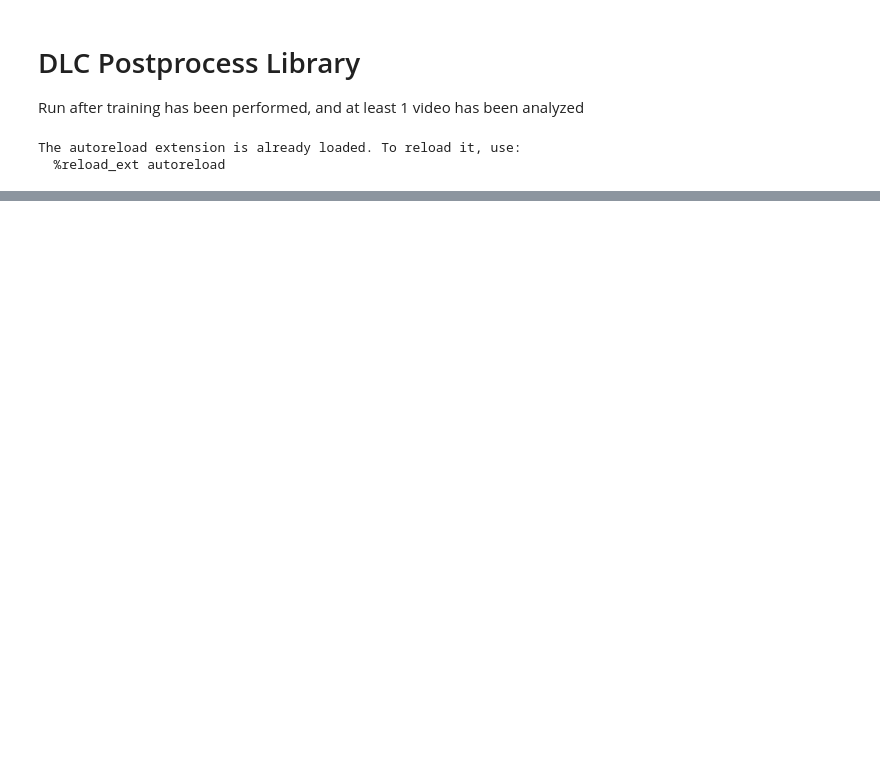
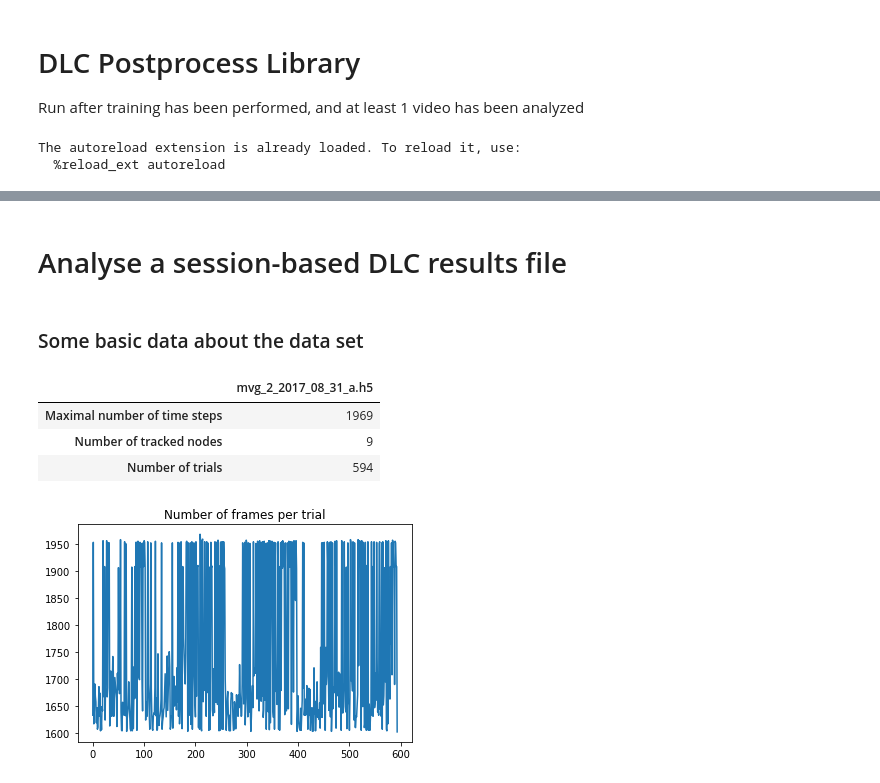
Before and after one commit to Lippolis96/dlc-scripts, a Jupyter notebook: scripts/dlc-postprocess-multitrial.ipynb, the cells around one changed output, grey strips where cells are left out. Cells and saved outputs as stored; diff of their text form; code cells hidden in the pictures; blank space fills up the shorter version.

```diff
--- a/scripts/dlc-postprocess-multitrial.ipynb
+++ b/scripts/dlc-postprocess-multitrial.ipynb
@@ -51,0 +55,38 @@ KeyboardInterrupt:
+# %% [markdown]
+# Analyse a session-based DLC results file
+# %%
+param = {}
+param["H5_FNAME"]  = gui_fname("Open DLC session results file", "./", "HDF5 files (*.h5)")
+param["TMP_FNAME"] = gui_fname("Select Postprocess Template Filename...", "./", "Template Files (*.json)")
+param["REZ_FPATH"] = gui_fpath("Select result path", "./")
+# %%
+#########################
+# Parse JSON file
+#########################
+with open(param["TMP_FNAME"]) as json_file:
+    param.update(json.load(json_file))
+# %% [markdown]
+### Some basic data about the data set
+# %%
+dlc_h5_file = h5py.File(param["H5_FNAME"], "r")
+NODE_NAMES = np.array(dlc_h5_file['NODE_NAMES'])
+N_TIMES_MAX, N_NODES, N_TRIALS = dlc_h5_file['X'].shape
+
+display(pd.DataFrame({
+    "Maximal number of time steps" : N_TIMES_MAX,
+    "Number of tracked nodes"      : N_NODES,
+    "Number of trials"             : N_TRIALS
+}, index=(os.path.basename(dlc_results_session_h5),)).T)
+
+# Determine video length
+N_TIMES_BY_TRIAL = np.sum(1 - np.isnan(dlc_h5_file['X'][:, 0, :]), axis=0)
+plt.figure()
+plt.title("Number of frames per trial")
+plt.plot(N_TIMES_BY_TRIAL)
+plt.show()
+# %% [output]
+|  | mvg_2_2017_08_31_a.h5 |
+| Maximal number of time steps | 1969 |
+| Number of tracked nodes | 9 |
+| Number of trials | 594 |
+[figure, added]
```
Also changed, not shown: parts of 10 cells of this notebook, 3 other files.
